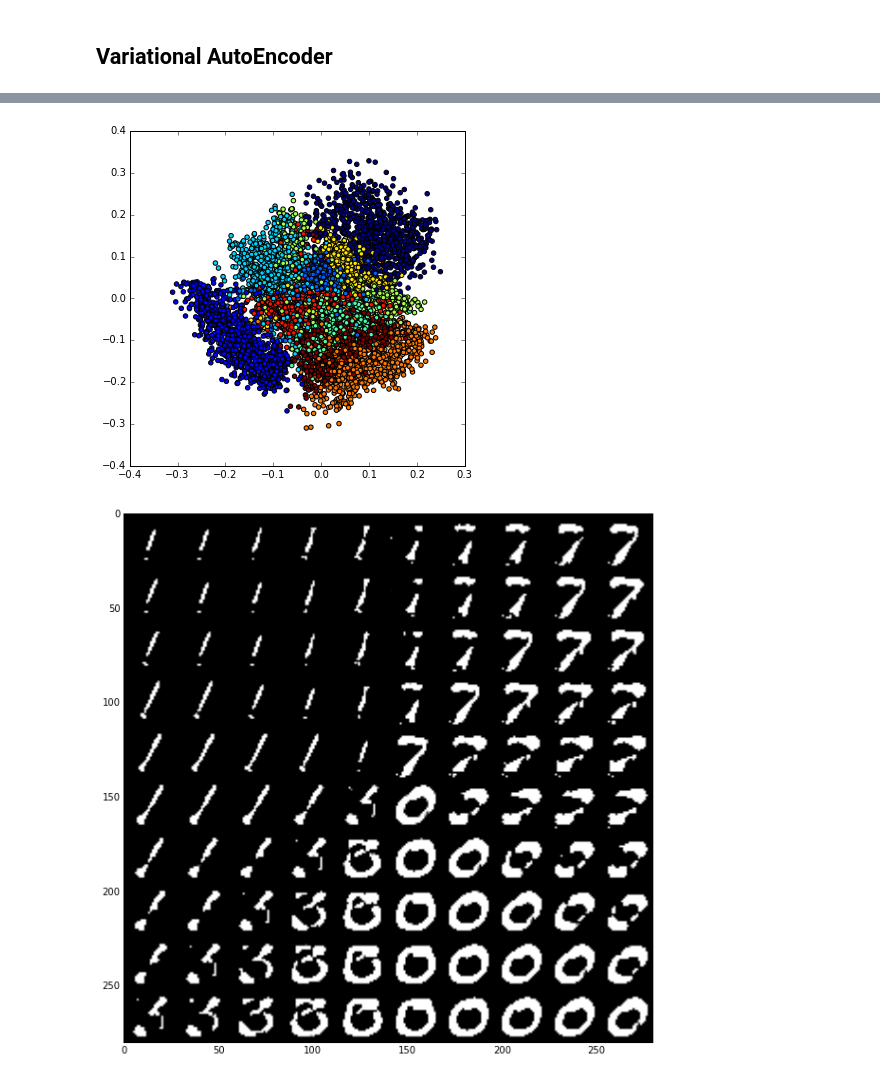
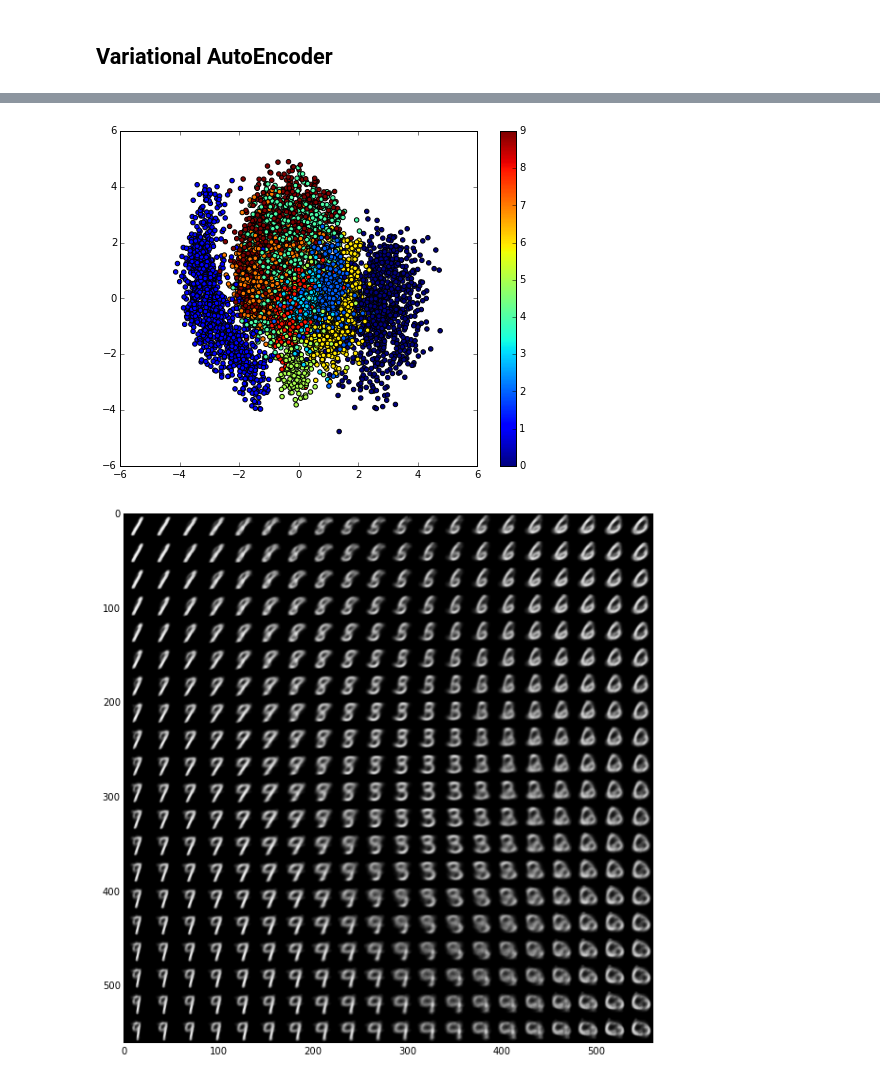
Before and after one commit to sh-tatsuno/keras, a Jupyter notebook: Variational_Auto_Encoder.ipynb, the cells around one changed output, grey strips where cells are left out. Cells and saved outputs as stored; diff of their text form; code cells hidden in the pictures.

Commit message:
put the diagram and refine

```diff
--- a/Variational_Auto_Encoder.ipynb
+++ b/Variational_Auto_Encoder.ipynb
@@ -43,6 +45,13 @@ epsilon_std = 0.01
+# %%
+nb_epoch=30
+batch_size=100
+z_dim =2
+epsilon_std = 1.0 # if epsilon is about 0, VAE is closing to AutoEncoder
 # %%
+#Encoder Layer
+#I change z_sigma_log to z_sigma from original. But it doesn't influcence the result
 x = Input(shape=(784,))
 hidden = Dense(500, activation='relu')(x)
-z_mean = Dense(z_dim)(hidden)
-z_log_sigma = Dense(z_dim)(hidden)
+z_mean = Dense(z_dim, activation='linear')(hidden)
+z_sigma = Dense(z_dim, activation='linear')(hidden)
 # %%
@@ -116,17 +216,17 @@ plt.show()
 # %%
 X_test_encoded = encoder.predict(X_test, batch_size=batch_size)
-plt.figure(figsize=(6, 6))
+plt.figure(figsize=(8, 6))
 plt.scatter(X_test_encoded[:,0],X_test_encoded[:,1], c=np.argmax(y_test,axis=1))
+plt.colorbar()
 plt.show()
 # %% [output]
-[figure, old version]
+[figure, new version]
 # %%
-n = 10  # figure with 15x15 digits
+n = 20
 digit_size = 28
 figure = np.zeros((digit_size * n, digit_size * n))
-# we will sample n points within [-15, 15] standard deviations
-grid_x = np.linspace(-15, 15, n)
-grid_y = np.linspace(-15, 15, n)
+grid_x = np.linspace(-2, 2, n)
+grid_y = np.linspace(-2, 2, n)
 
 for i, yi in enumerate(grid_x):
     for j, xi in enumerate(grid_y):
@@ -140,4 +240,4 @@ plt.figure(figsize=(10, 10))
 plt.imshow(figure,cmap='gray')
 plt.show()
 # %% [output]
-[figure, old version]
+[figure, new version]
```
Also changed, not shown: parts of 31 cells of this notebook, 1 other file.
